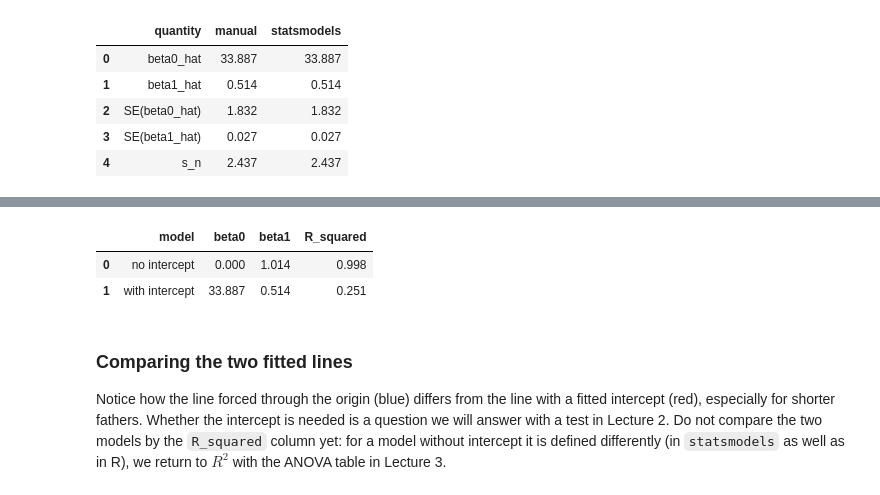
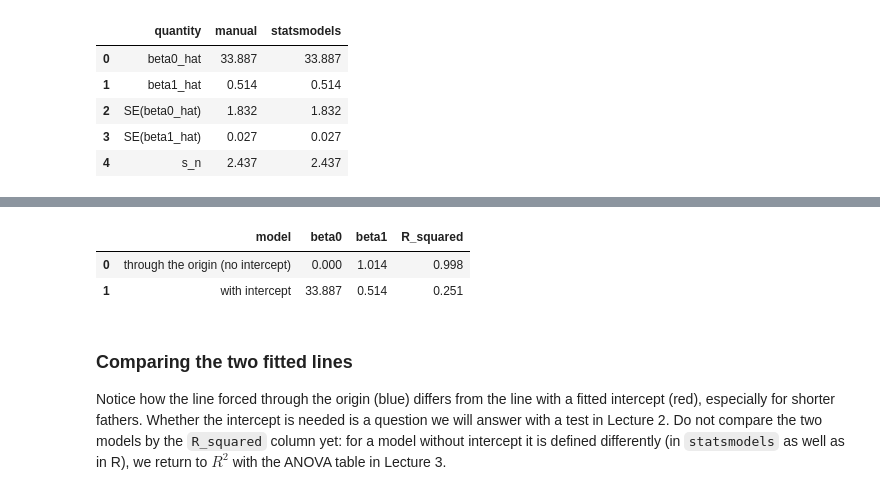
Before and after one commit to francji1/01RAD, a Jupyter notebook: code/01RAD_Ex01.ipynb, the cells around one changed output, grey strips where cells are left out. Saved outputs shown, nothing was run; the diff lists cells and outputs as text; code cells hidden in the pictures.

```diff
--- a/code/01RAD_Ex01.ipynb
+++ b/code/01RAD_Ex01.ipynb
@@ -463,12 +458,12 @@ s_n^2 through the origin     : 7.8166   vs   s_n^2 with intercept: 5.9368
 # %%
-model_no_intercept = sm.OLS(Y, X_no_const).fit()
-model_with_intercept = sm.OLS(Y, sm.add_constant(X)).fit()
+model_with_intercept = smf.ols('son ~ father', data=fsdata).fit()      # R: lm(son ~ father, data = fsdata)
+model_origin = smf.ols('son ~ father - 1', data=fsdata).fit()          # R: lm(son ~ father - 1, data = fsdata)
 
 pd.DataFrame({
     'quantity': ['beta0_hat', 'beta1_hat', 'SE(beta0_hat)', 'SE(beta1_hat)', 's_n'],
     'manual': [b0_hat, b1_hat, se_b0, se_b1, s_n],
-    'statsmodels': [model_with_intercept.params[0], model_with_intercept.params[1],
-                    model_with_intercept.bse[0], model_with_intercept.bse[1],
+    'statsmodels': [model_with_intercept.params['Intercept'], model_with_intercept.params['father'],
+                    model_with_intercept.bse['Intercept'], model_with_intercept.bse['father'],
                     np.sqrt(model_with_intercept.scale)]
 })
 # %% [output]
@@ -500,15 +495,15 @@ Notes:
 strong multicollinearity or other numerical problems.
 # %%
 results_preview = pd.DataFrame({
-    'model': ['no intercept', 'with intercept'],
-    'beta0': [0.0, model_with_intercept.params[0]],
-    'beta1': [model_no_intercept.params[0], model_with_intercept.params[1]],
-    'R_squared': [model_no_intercept.rsquared, model_with_intercept.rsquared]
+    'model': ['through the origin (no intercept)', 'with intercept'],
+    'beta0': [0.0, model_with_intercept.params['Intercept']],
+    'beta1': [model_origin.params['father'], model_with_intercept.params['father']],
+    'R_squared': [model_origin.rsquared, model_with_intercept.rsquared]
 })
 results_preview
 # %% [output]
 |  | model | beta0 | beta1 | R_squared |
-| 0 | no intercept | 0.000 | 1.014 | 0.998 |
+| 0 | through the origin (no intercept) | 0.000 | 1.014 | 0.998 |
 | 1 | with intercept | 33.887 | 0.514 | 0.251 |
 # %% [markdown]
 ### Comparing the two fitted lines
```
Also changed, not shown: parts of 20 cells of this notebook, 4 other files.
